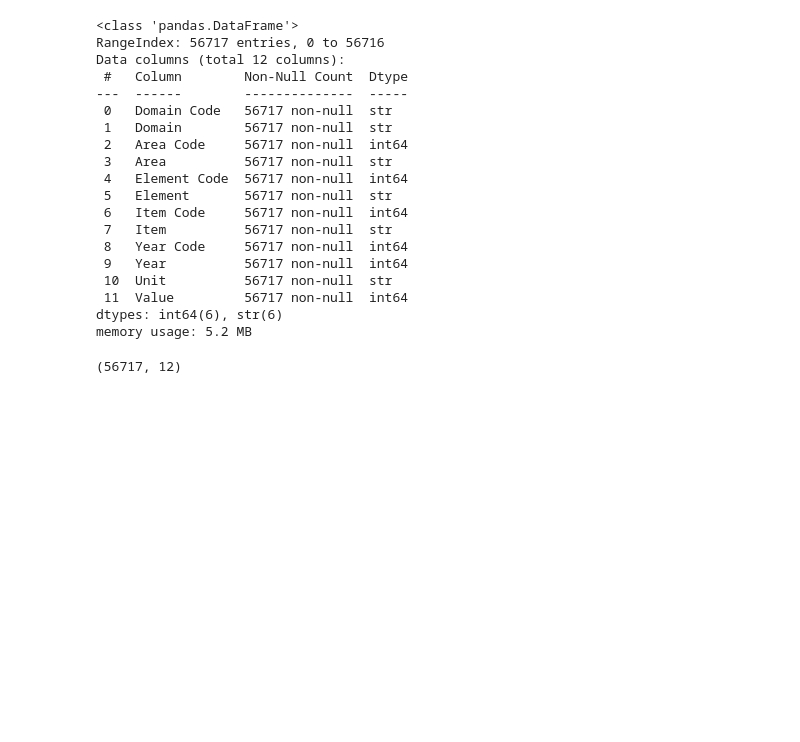
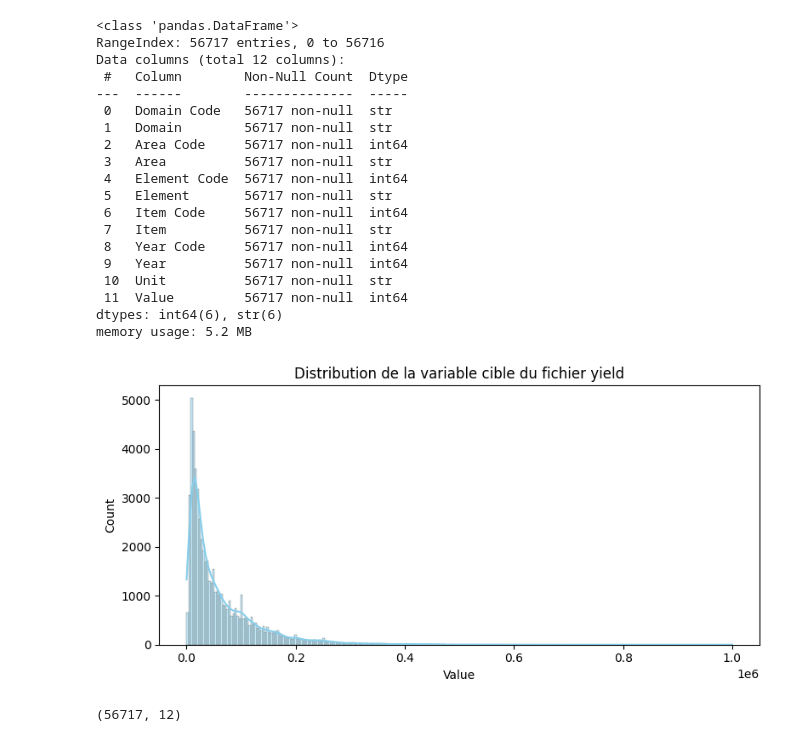
Before and after one commit to SCFlorian/Systeme_recommandation_agricole, a Jupyter notebook: notebooks/notebook_analyse_exploratoire.ipynb, the cells around one changed output. Saved outputs shown, nothing was run; the diff lists cells and outputs as text; code cells hidden in the pictures; blank space fills up the shorter version.

Commit message:
Màj README et ajout d'un graph

```diff
--- a/notebooks/notebook_analyse_exploratoire.ipynb
+++ b/notebooks/notebook_analyse_exploratoire.ipynb
@@ -1069,6 +1069,17 @@ Data columns (total 12 columns):
  11  Value         56717 non-null  int64
 dtypes: int64(6), str(6)
 memory usage: 5.2 MB
+# %%
+fig = plt.figure(figsize=(8, 4))
+
+# Histogramme + KDE
+sns.histplot(data_yield['Value'], kde=True, color="skyblue")
+plt.title('Distribution de la variable cible du fichier yield')
+plt.tight_layout()
+plt.savefig('../notebooks/graph/distribution_variable_cible_fichier_yield.png')
+plt.show()
+# %% [output]
+[figure, added]
 # %%
 data_yield.shape
 # %% [output]
```
Also changed, not shown: 1 other file.
